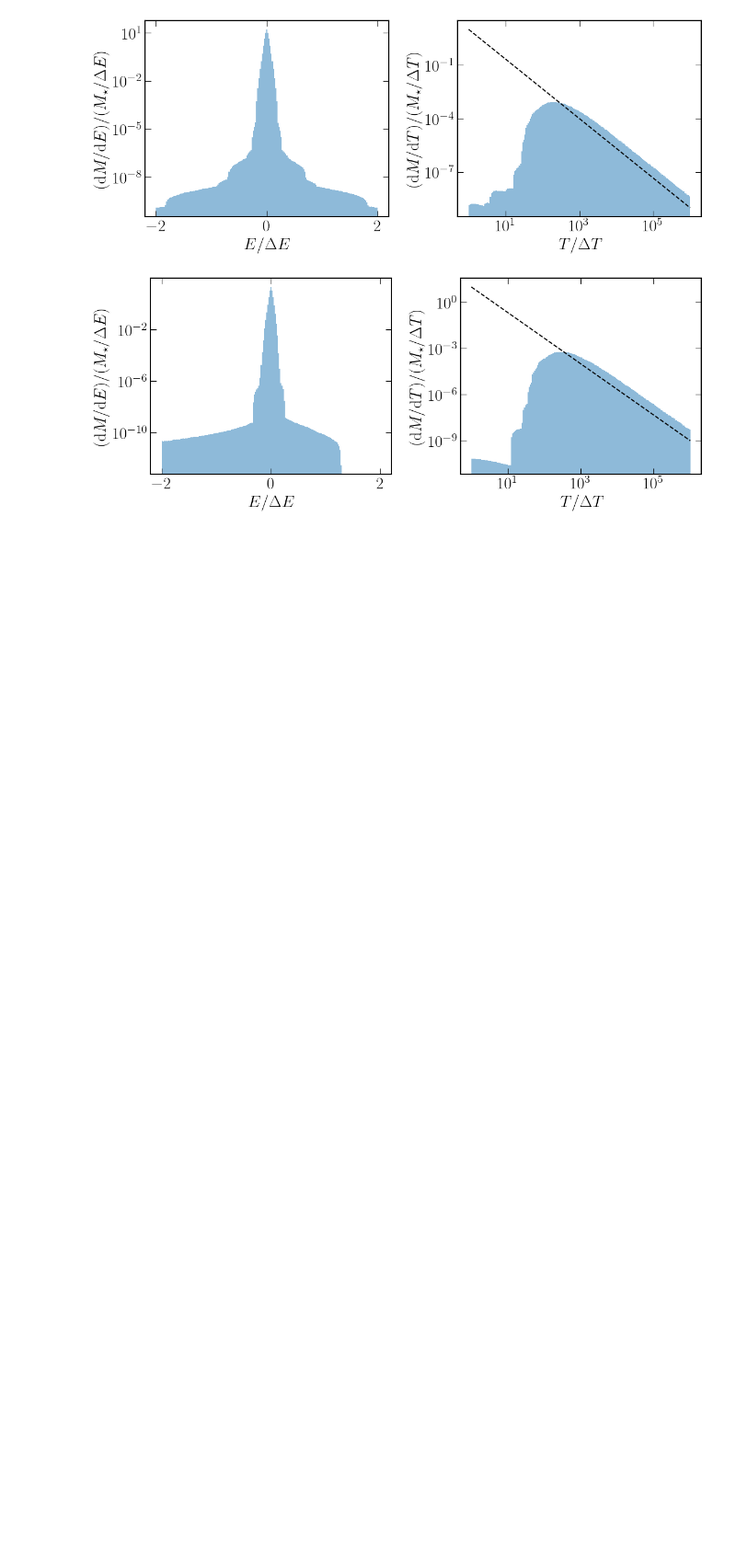
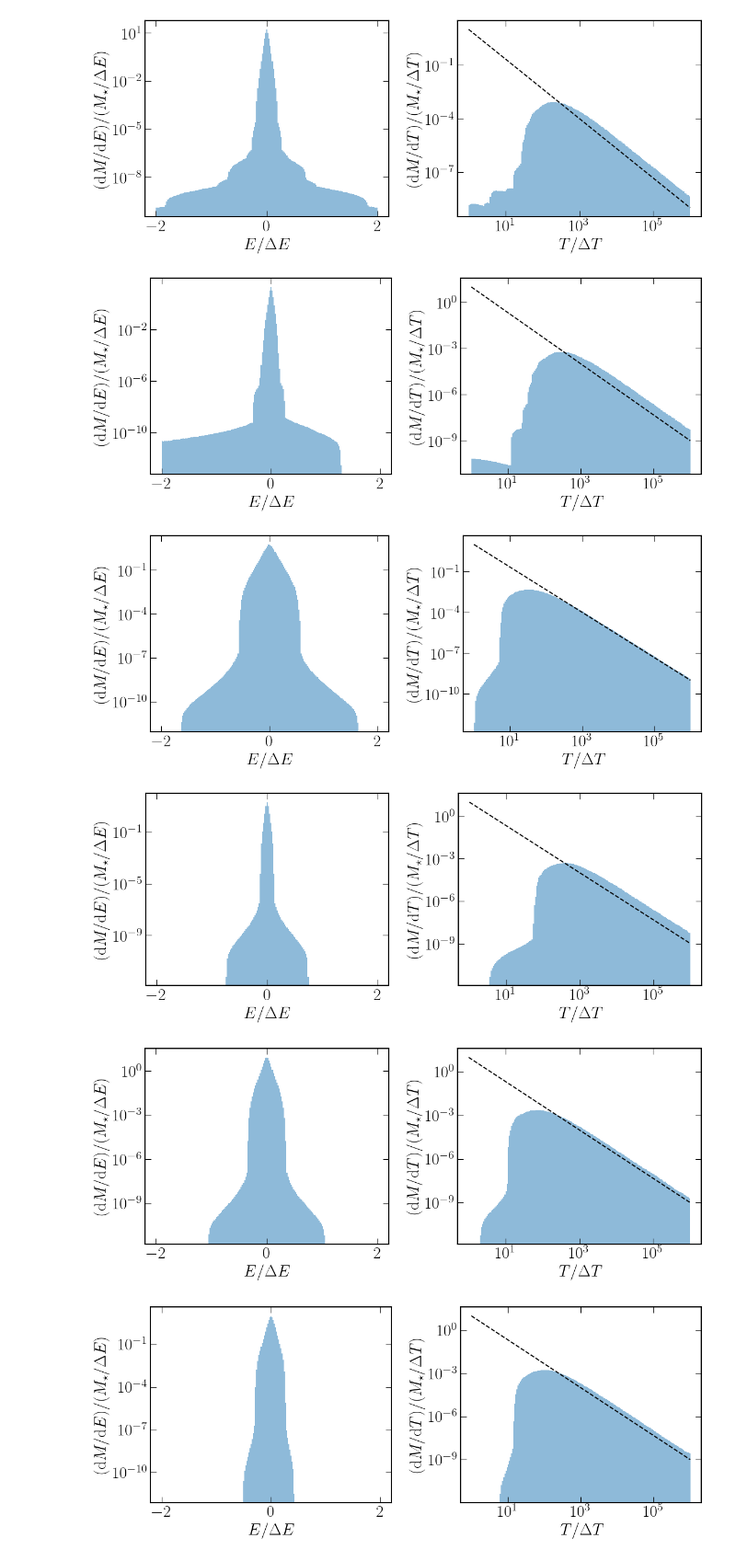
Before and after one commit to ZihanZhou26/PerTDE, a Jupyter notebook: TDECalculator_fallback.ipynb, the cells around one changed output. Shown at 92% size. Cells and saved outputs as stored; diff of their text form; code cells hidden in the pictures; blank space fills up the shorter version.

```diff
--- a/TDECalculator_fallback.ipynb
+++ b/TDECalculator_fallback.ipynb
@@ -174,3 +174,29 @@ energy_plots(whole_star_sample_s)
 energy_plots(whole_star_sample_n)
 # %% [output]
 [figure]
+# %%
+mass = 'MAMS1Msun'
+Mbh = 1e6
+Rp = 4.9497
+a = 0.5
+n = 1000
+# %%
+calc = TDECalculator(mass, 'rel', Mbh, Rp, a, n)
+calc_n = TDECalculator(mass, 'nwtn', Mbh, Rp, 0.0, n)
+calc_s = TDECalculator(mass, 'rel', Mbh, Rp, 0.0, n)
+calc2 = TDECalculator(mass, 'rel', Mbh, Rp, -a, n)
+# %%
+whole_star_sample1 = calc.rel_whole_star_sample(N_Omega=300**2)
+whole_star_sample2 = calc2.rel_whole_star_sample(N_Omega=300**2)
+whole_star_sample_s = calc_s.rel_whole_star_sample(N_Omega=300**2)
+whole_star_sample_n = calc_n.whole_star_sample(N_Omega=300**2)
+# %%
+energy_plots(whole_star_sample1)
+energy_plots(whole_star_sample2)
+energy_plots(whole_star_sample_s)
+energy_plots(whole_star_sample_n)
+# %% [output]
+[figure, added]
+[figure, added]
+[figure, added]
+[figure, added]
```
